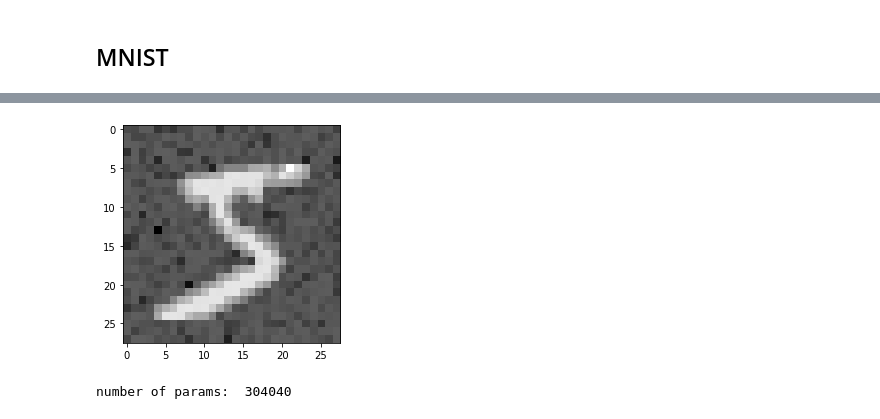
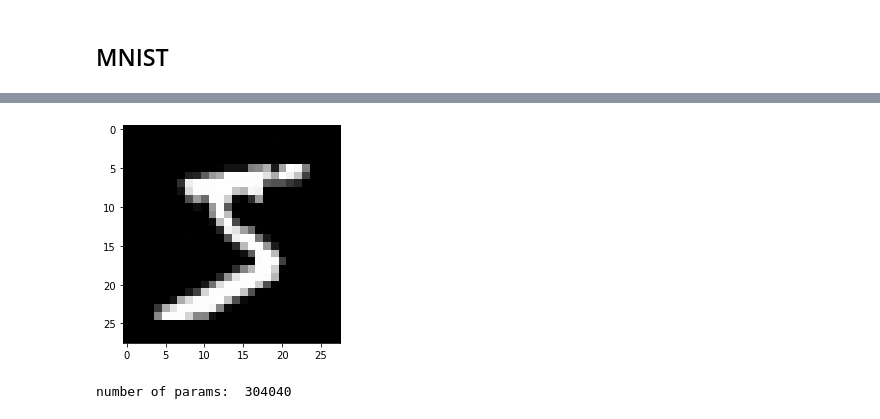
Before and after one commit to clbonet/Generative-Models, a Jupyter notebook: Normalizing Flows/MAF.ipynb, the cells around one changed output, grey strips where cells are left out. Drawn from its saved outputs; the diff is of its cells as text; code cells hidden in the pictures.

Commit message:
update training_mnist

```diff
--- a/Normalizing Flows/MAF.ipynb
+++ b/Normalizing Flows/MAF.ipynb
@@ -217,13 +218,6 @@ plt.show()
 [figure]
 # %% [markdown]
 ## MNIST
-# %%
-def uniform_quantization(img):
-    return (img*255+torch.rand(img.size()))/256
-
-def rescale_logit(img,lambd=1e-6):
-    ## logit space
-    return torch.logit(lambd+(1-2*lambd)*img)
 # %%
 transform = torchvision.transforms.Compose([
                 torchvision.transforms.ToTensor(),
@@ -261,7 +254,7 @@ Extracting /root/torch_datasets/MNIST/raw/t10k-labels-idx1-ubyte.gz to /root/tor
 Processing...
 Done!
 # %%
-plt.imshow(train_dataset[0][0].reshape(28,28),"gray")
+plt.imshow(inverse_logit(train_dataset[0][0]).reshape(28,28),"gray")
 plt.show()
 # %% [output]
-[figure, old version]
+[figure, new version]
```
Also changed, not shown: parts of 11 cells of this notebook, 2 other files.
